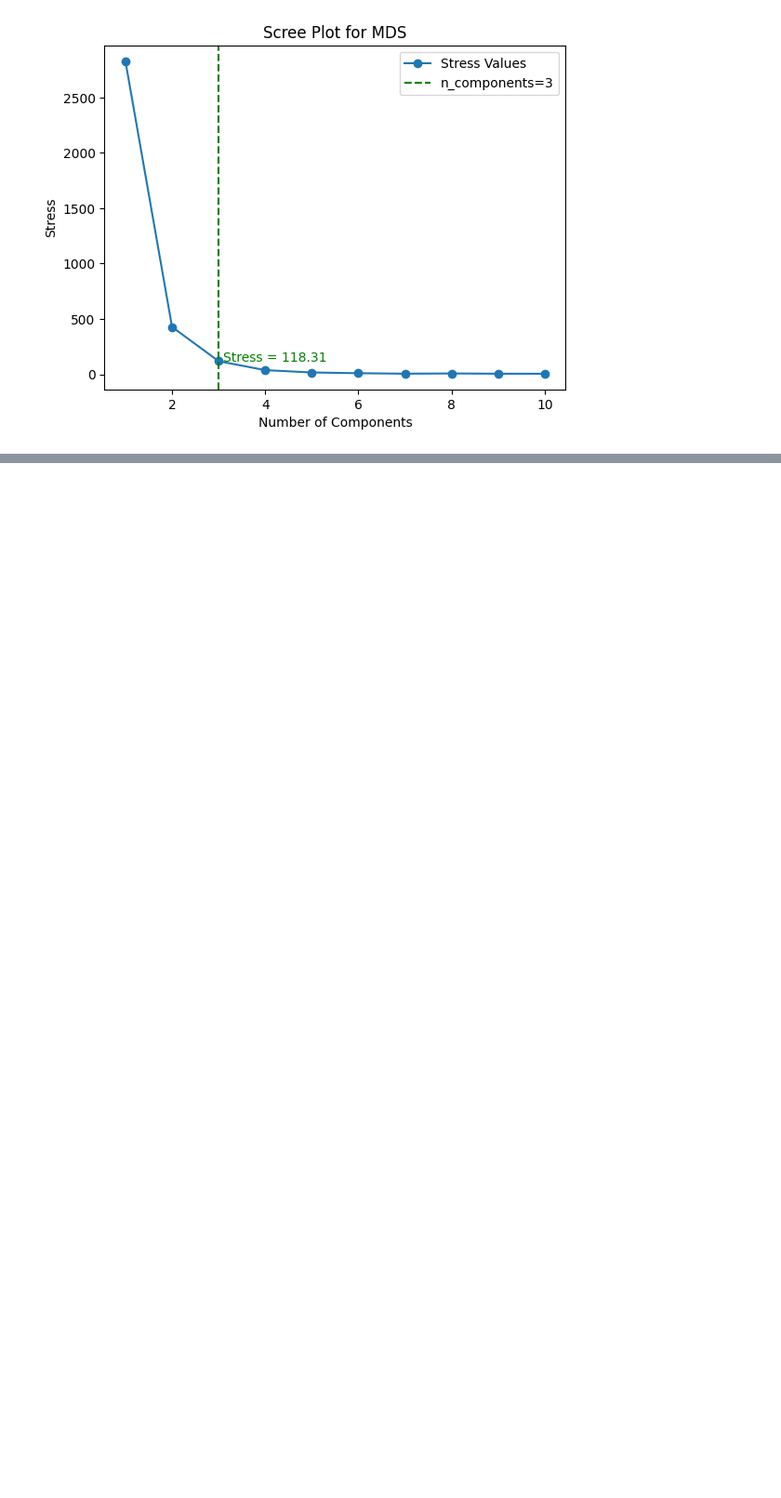
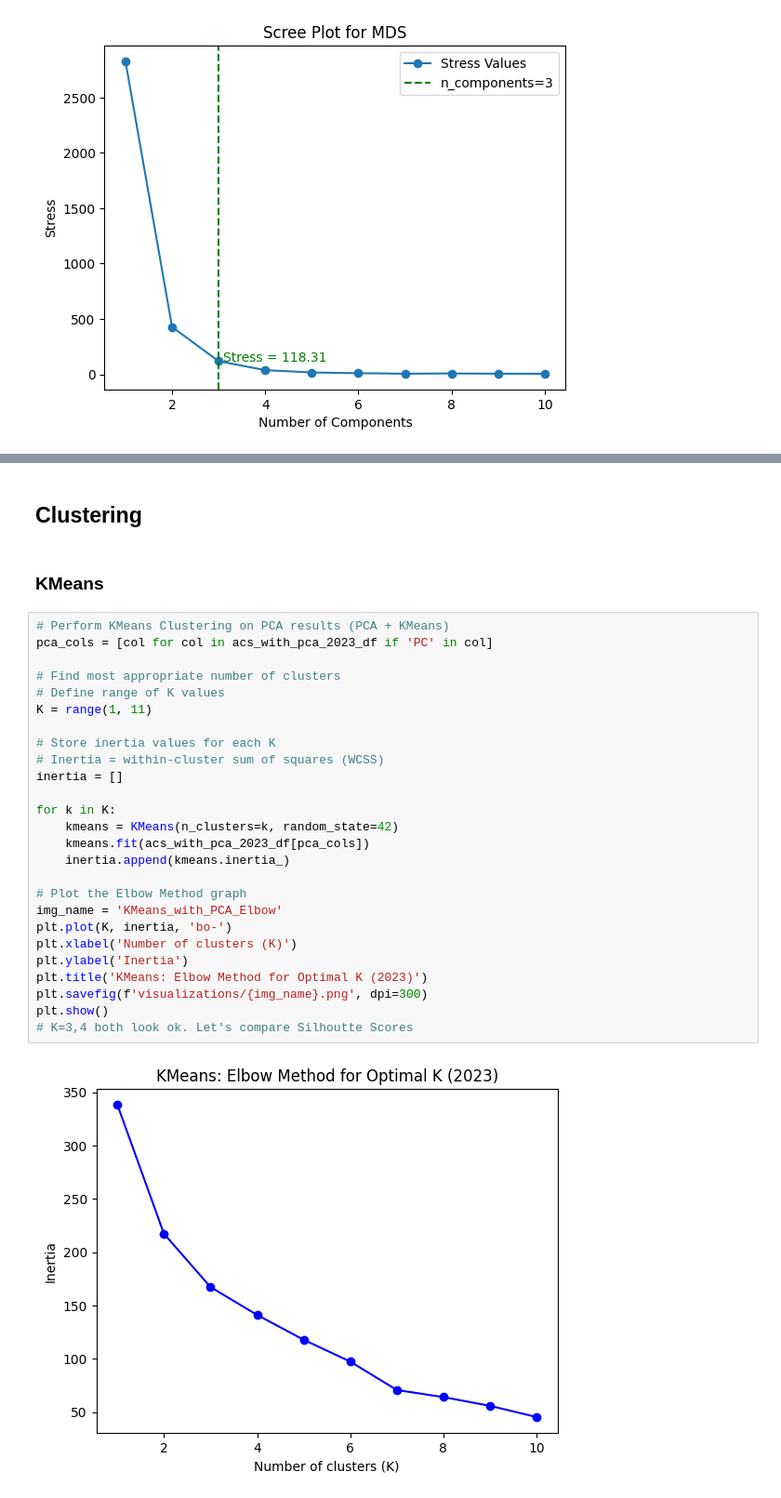
Before and after one commit to ningnonong/air-travel-project, a Jupyter notebook: EDA/MilestoneII[2].ipynb, the cells around one changed output, grey strips where cells are left out. Shown at 93% size. Drawn from its saved outputs; the diff is of its cells as text; blank space fills up the shorter version.

```diff
--- a/EDA/MilestoneII[2].ipynb
+++ b/EDA/MilestoneII[2].ipynb
@@ -312,3 +312,35 @@ acs_with_mds_2023_df.head()
 | 2 | 77315.0 | 41290.0 | 0.4650 | 7431344.0 | 39.3 | ... |
 | 3 | 58700.0 | 33012.0 | 0.4740 | 3067732.0 | 38.9 | ... |
 | 4 | 95521.0 | 48013.0 | 0.4870 | 38965193.0 | 38.2 | ... |
+# %% [markdown]
+## Clustering
+# %% [markdown]
+### KMeans
+# %%
+# Perform KMeans Clustering on PCA results (PCA + KMeans)
+pca_cols = [col for col in acs_with_pca_2023_df if 'PC' in col]
+
+# Find most appropriate number of clusters
+# Define range of K values
+K = range(1, 11)
+
+# Store inertia values for each K
+# Inertia = within-cluster sum of squares (WCSS)
+inertia = []
+
+for k in K:
+    kmeans = KMeans(n_clusters=k, random_state=42)
+    kmeans.fit(acs_with_pca_2023_df[pca_cols])
+    inertia.append(kmeans.inertia_)
+
+# Plot the Elbow Method graph
+img_name = 'KMeans_with_PCA_Elbow'
+plt.plot(K, inertia, 'bo-')
+plt.xlabel('Number of clusters (K)')
+plt.ylabel('Inertia')
+plt.title('KMeans: Elbow Method for Optimal K (2023)')
+plt.savefig(f'visualizations/{img_name}.png', dpi=300)
+plt.show()
+# K=3,4 both look ok. Let's compare Silhoutte Scores
+# %% [output]
+[figure, added]
```
Also changed, not shown: parts of 6 cells of this notebook, 3 other files.
